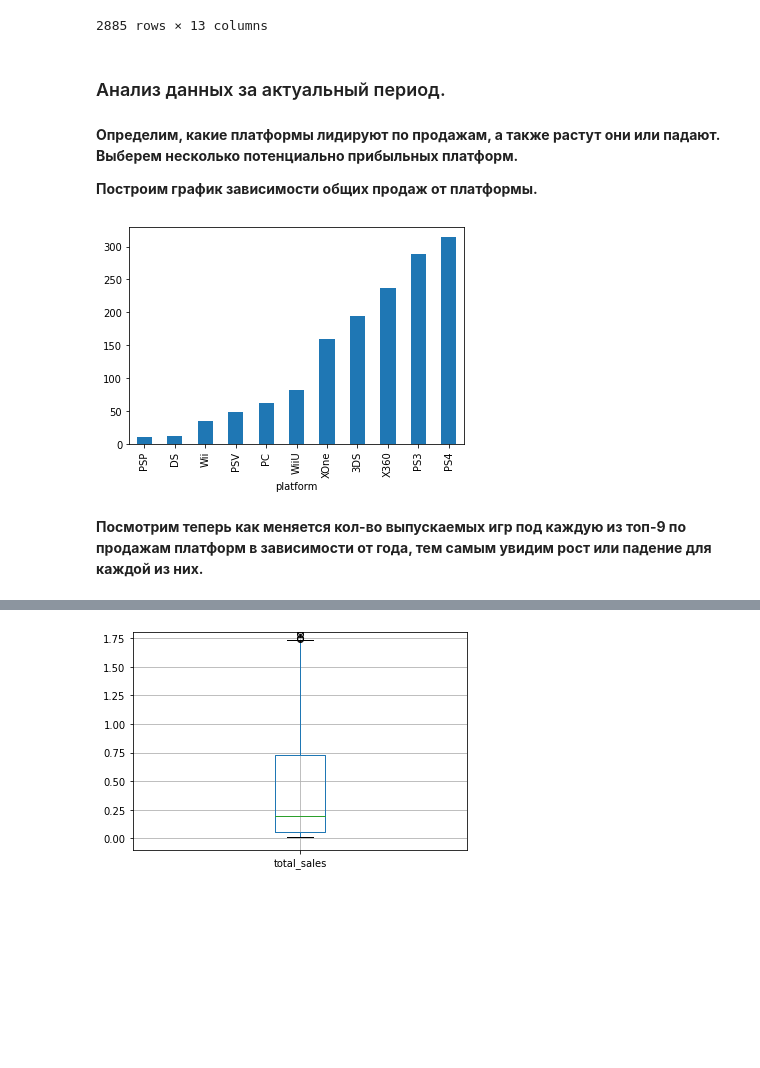
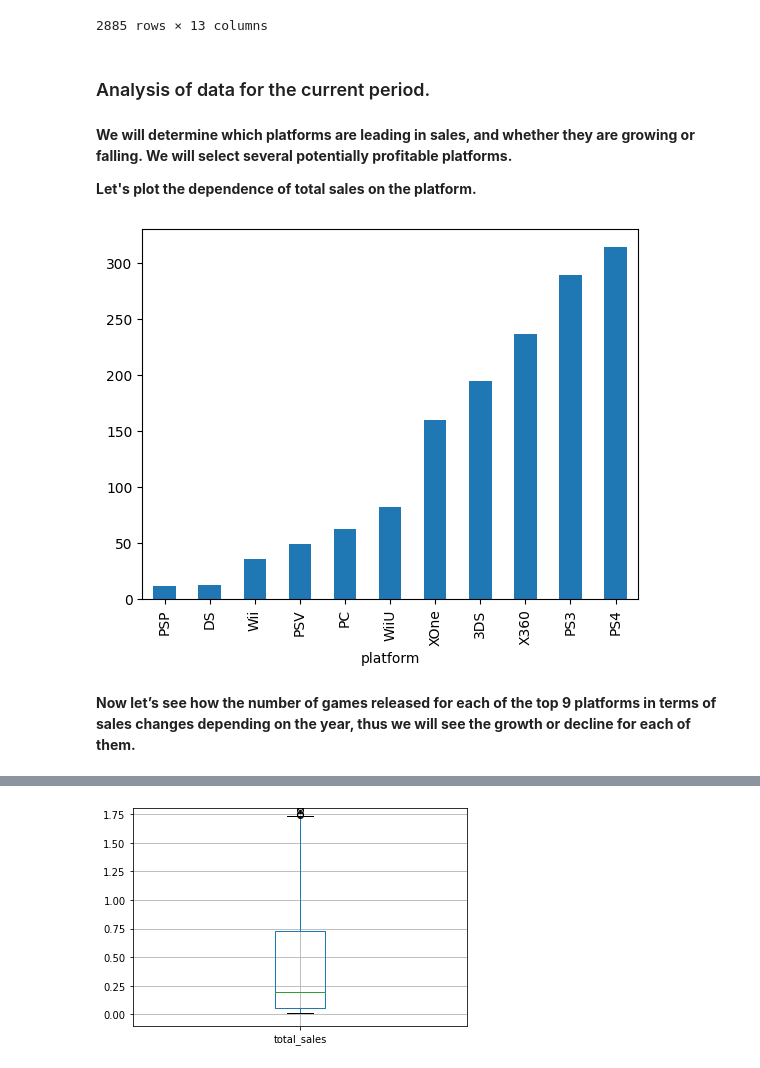
Before and after one commit to dsintheocean/game-market-analysis, a Jupyter notebook: eng_games_analysis.ipynb, the cells around one changed output, grey strips where cells are left out. Saved outputs shown, nothing was run; the diff lists cells and outputs as text; code cells hidden in the pictures; blank space fills up the shorter version.

```diff
--- a/eng_games_analysis.ipynb
+++ b/eng_games_analysis.ipynb
@@ -963,16 +960,16 @@ df_filtered
 | 16712 | Haitaka no Psychedelica | PSV | 2016 | Adventure | 0.00 | 0.00 | 0.01 | 0.00 | -1.0 | ... |
 | 16714 | Winning Post 8 2016 | PSV | 2016 | Simulation | 0.00 | 0.00 | 0.01 | 0.00 | -1.0 | ... |
 2885 rows × 13 columns
-# %% [markdown]
-### Анализ данных за актуальный период.
-# %% [markdown]
-**Определим, какие платформы лидируют по продажам, а также растут они или падают. Выберем несколько потенциально прибыльных платформ.**
-
-**Построим график зависимости общих продаж от платформы.**
+# %% [markdown]
+### Analysis of data for the current period.
+# %% [markdown]
+**We will determine which platforms are leading in sales, and whether they are growing or falling. We will select several potentially profitable platforms.**
+
+**Let's plot the dependence of total sales on the platform.**
 # %%
-df_filtered.groupby('platform').sum().sort_values(by='total_sales')['total_sales'].plot(kind='bar');
+df_filtered.groupby('platform').sum(numeric_only=True).sort_values(by='total_sales')['total_sales'].plot(kind='bar');
 # %% [output]
-[figure, old version]
+[figure, new version]
-# %% [markdown]
-**Посмотрим теперь как меняется кол-во выпускаемых игр под каждую из топ-9 по продажам платформ в зависимости от года, тем самым увидим рост или падение для каждой из них.**
+# %% [markdown]
+**Now let’s see how the number of games released for each of the top 9 platforms in terms of sales changes depending on the year, thus we will see the growth or decline for each of them.**
 # %%
```
Also changed, not shown: parts of 107 cells of this notebook.
